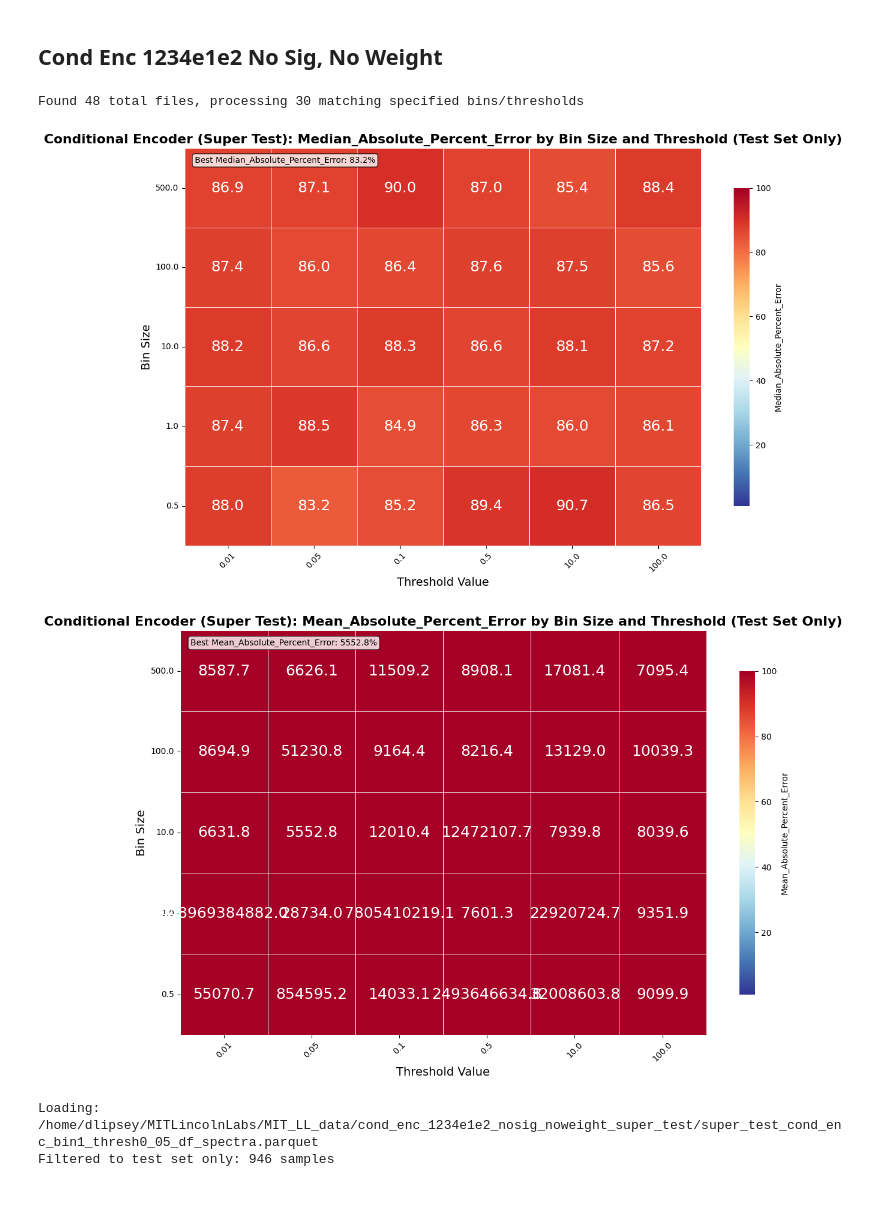
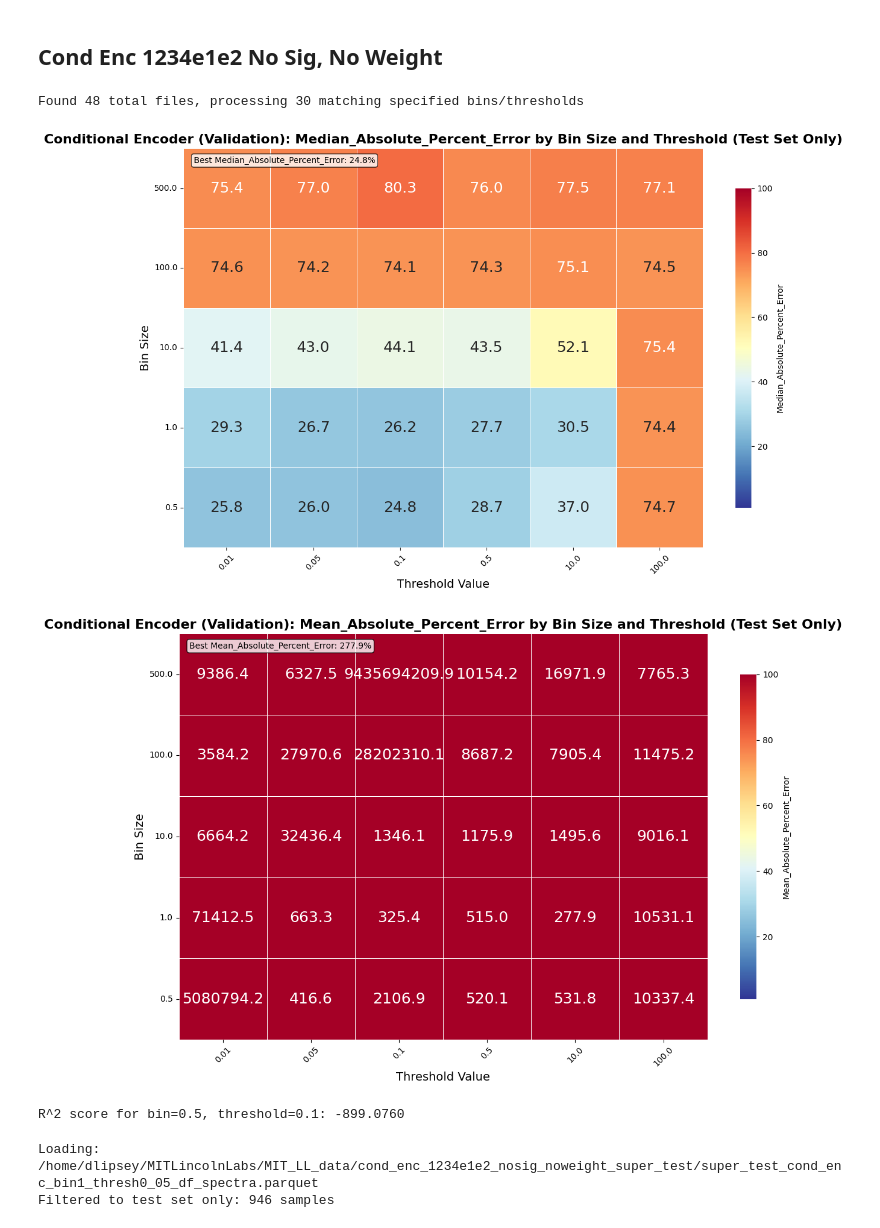
Before and after one commit to DashLLipsey/PREDICT-MIT-LL, a Jupyter notebook: Notebooks/Regression_final_results_figures.ipynb, the cells around one changed output. Saved outputs shown, nothing was run; the diff lists cells and outputs as text; code cells hidden in the pictures; blank space fills up the shorter version.

```diff
--- a/Notebooks/Regression_final_results_figures.ipynb
+++ b/Notebooks/Regression_final_results_figures.ipynb
@@ -1911,21 +1968,78 @@ Filtered to test set only: 946 samples
 # %%
 create_conditional_encoder_heatmaps(
     folder_path="/home/dlipsey/MITLincolnLabs/MIT_LL_data/cond_enc_1234e1e2_nosig_noweight",
-    super_test=True,
+    super_test=False,
     test_only=True,
     train_only=False,
     bins=[0.5, 1, 10, 100, 500],
     thresholds=[0.01, 0.05, 0.1, 0.5, 10, 100],
     vmin=1.0,
     vmax=100.0,
     figsize=(12, 8),
     save_plots=False,
     save_path=None
 )
 # %% [output]
 Found 48 total files, processing 30 matching specified bins/thresholds
-[figure, old version]
+[figure, new version]
-[figure, old version]
+[figure, new version]
+# %%
+import os
+import pandas as pd
+import numpy as np
+from sklearn.metrics import r2_score
+
+# --- User inputs ---
+folder_path = "/home/dlipsey/MITLincolnLabs/MIT_LL_data/cond_enc_1234e1e2_nosig_noweight"
+bin_size = 0.5
+threshold = 0.1
+super_test = False
+
+# --- Find the correct folder ---
+active_folder = folder_path + "_super_test" if super_test else folder_path
+
+# --- Build expected file name pattern ---
+def build_file_pattern(bin_size, threshold):
+    # Handles both thresh_zero and regular threshold
+    if threshold == 0.0:
+        thresh_str = "thresh_zero"
+    else:
+        thresh_str = f"thresh{str(threshold).replace('.', '_')}"
+    bin_str = f"bin{str(bin_size).replace('.', '_')}"
+    return f"cond_enc_{bin_str}_{thresh_str}_df_spectra"
+
+# --- Find the file ---
+pattern = build_file_pattern(bin_size, threshold)
+parquet_files = [f for f in os.listdir(active_folder) if f.endswith('.parquet') and pattern in f]
+if not parquet_files:
+    raise FileNotFoundError(f"No .parquet file found for bin={bin_size}, threshold={threshold} in {active_folder}")
+file_path = os.path.join(active_folder, parquet_files[0])
+
+# --- Load data ---
+df = pd.read_parquet(file_path)
+
+# --- Filter for test set (train==0) ---
+if 'train' in df.columns:
+    df = df[df['train'] == 0]
+
+# --- Get predictions and true values ---
+y_pred_log = df['cond_tox_pred']
+y_true_response = df['Response']
+y_pred_response = np.exp(y_pred_log)
+
+# --- Remove NaNs ---
+valid_mask = ~(y_pred_log.isna() | y_true_response.isna())
+y_pred_response_clean = y_pred_response[valid_mask]
+y_true_response_clean = y_true_response[valid_mask]
+
+# --- Calculate R^2 score ---
+if len(y_pred_response_clean) < 2:
+    print("Not enough samples to calculate R^2.")
+else:
+    r2 = r2_score(y_true_response_clean, y_pred_response_clean)
+    print(f"R^2 score for bin={bin_size}, threshold={threshold}: {r2:.4f}")
+# %% [output]
+R^2 score for bin=0.5, threshold=0.1: -899.0760
 # %%
 cm_percent, df = create_toxicity_confusion_matrix(
     folder_path="/home/dlipsey/MITLincolnLabs/MIT_LL_data/cond_enc_1234e1e2_nosig_noweight",
```
Also changed, not shown: parts of 7 cells of this notebook, 3 other files.
